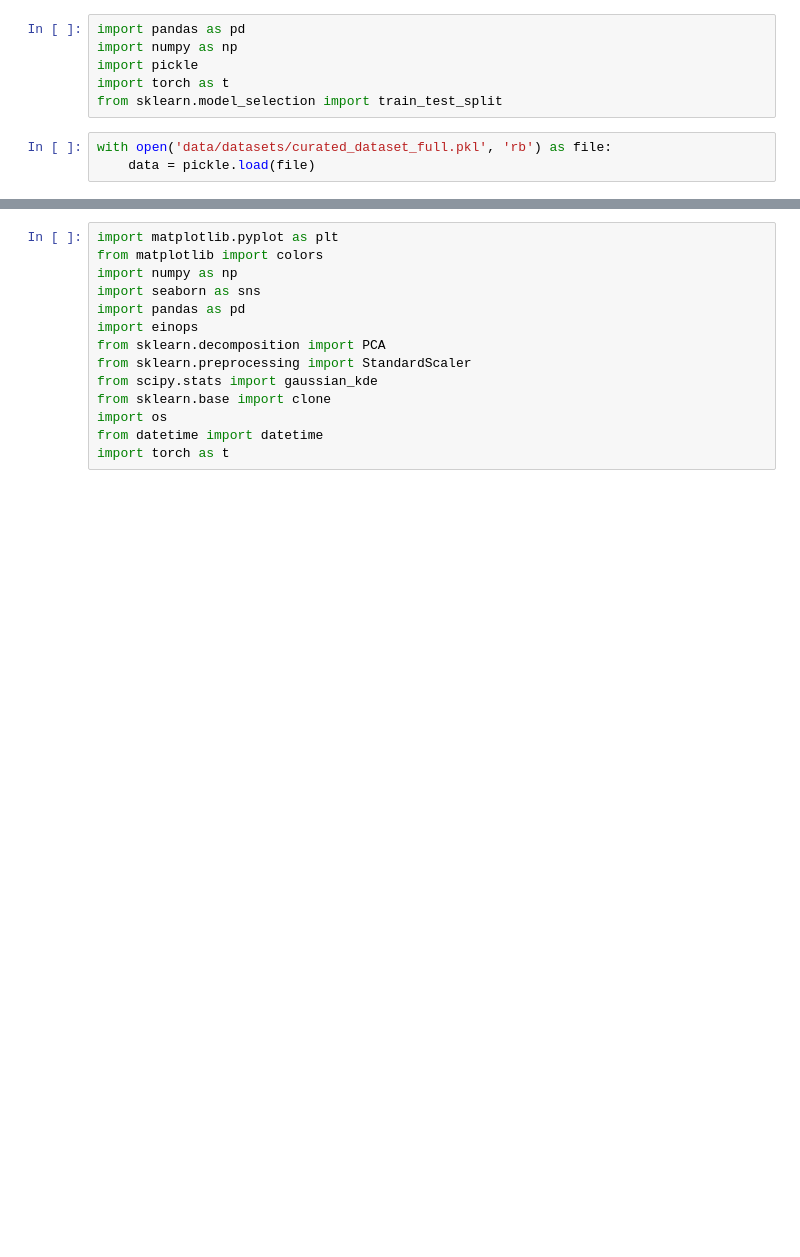
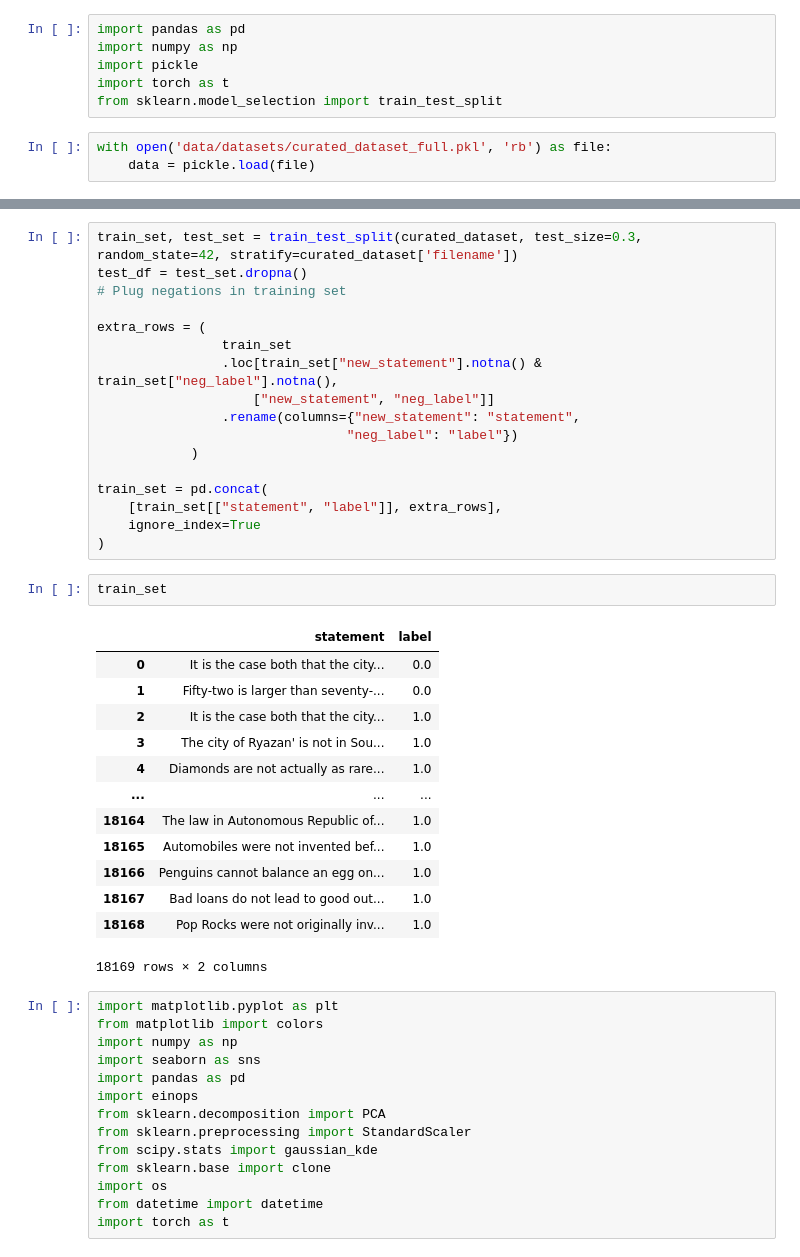
Before and after one commit to Supersheep7/tests_for_beliefs, a Jupyter notebook: test_datasets.ipynb, the cells around one changed output, grey strips where cells are left out. Drawn from its saved outputs; the diff is of its cells as text; blank space fills up the shorter version.

```diff
--- a/test_datasets.ipynb
+++ b/test_datasets.ipynb
@@ -10,3 +50,36 @@ with open('data/datasets/curated_dataset_full.pkl', 'rb') as file:
+# %%
+train_set, test_set = train_test_split(curated_dataset, test_size=0.3, random_state=42, stratify=curated_dataset['filename'])
+test_df = test_set.dropna()
+# Plug negations in training set
+
+extra_rows = (
+                train_set
+                .loc[train_set["new_statement"].notna() & train_set["neg_label"].notna(),
+                    ["new_statement", "neg_label"]]
+                .rename(columns={"new_statement": "statement",
+                                "neg_label": "label"})
+            )
+
+train_set = pd.concat(
+    [train_set[["statement", "label"]], extra_rows],
+    ignore_index=True
+)
+# %%
+train_set
+# %% [output]
+|  | statement | label |
+| 0 | It is the case both that the city... | 0.0 |
+| 1 | Fifty-two is larger than seventy-... | 0.0 |
+| 2 | It is the case both that the city... | 1.0 |
+| 3 | The city of Ryazan' is not in Sou... | 1.0 |
+| 4 | Diamonds are not actually as rare... | 1.0 |
+| ... | ... | ... |
+| 18164 | The law in Autonomous Republic of... | 1.0 |
+| 18165 | Automobiles were not invented bef... | 1.0 |
+| 18166 | Penguins cannot balance an egg on... | 1.0 |
+| 18167 | Bad loans do not lead to good out... | 1.0 |
+| 18168 | Pop Rocks were not originally inv... | 1.0 |
+18169 rows × 2 columns
 # %%
 import matplotlib.pyplot as plt
 from matplotlib import colors
```
Also changed, not shown: parts of 4 cells of this notebook, 2 other files.
